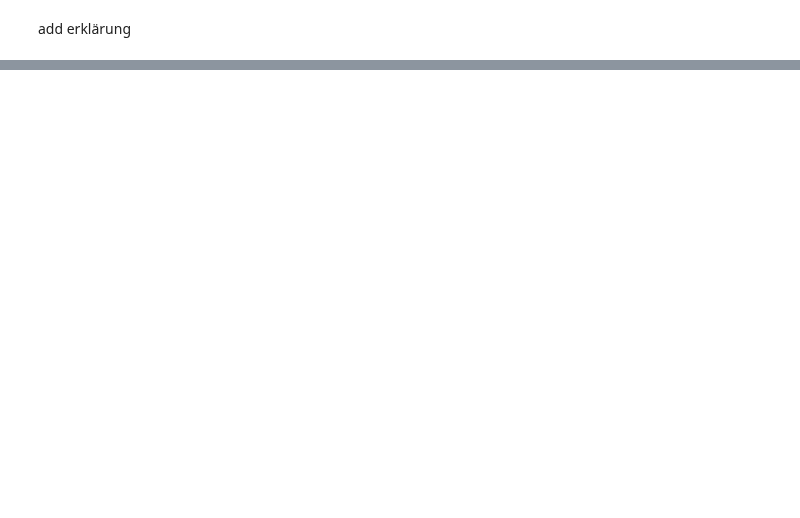
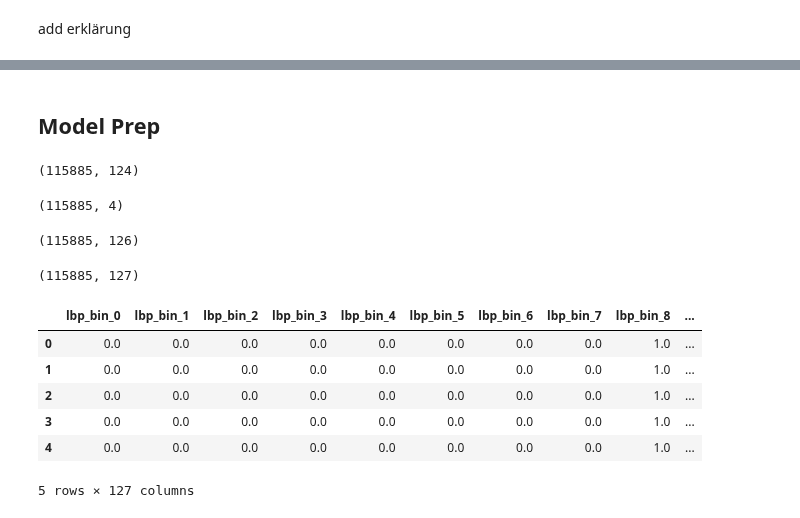
Before and after one commit to olesasha/find_kermit, a Jupyter notebook: sim2_visual_analysis.ipynb, the cells around one changed output, grey strips where cells are left out. Drawn from its saved outputs; the diff is of its cells as text; code cells hidden in the pictures; blank space fills up the shorter version.

```diff
--- a/sim2_visual_analysis.ipynb
+++ b/sim2_visual_analysis.ipynb
@@ -80,0 +94,69 @@ DCT features saved to ../model_vars/sim2_video/dct_feature_df.csv
+# %% [markdown]
+## Model Prep
+# %%
+# Merge DataFrames on 'video_idx' and 'frame_idx'
+#merged_df = lbp_features_df.merge(dct_features_df, on=["video_idx", "frame_idx"], how="inner")
+#merged_df = merged_df.merge(hsv_feature_df, on=["video_idx", "frame_idx"], how="inner")
+
+output_path_merged = "../model_vars/sim2_video/merged_df.csv"
+#merged_df.to_csv(output_path_merged, index=False)
+
+merged_df = pd.read_csv(output_path_merged)
+merged_df.shape
+# %% [output]
+(115885, 124)
+# %%
+# Create a mapping from filenames to video indices
+video_idx_map = {filename: idx for idx, filename in enumerate(muppet_files.keys())}
+
+# Prepare ground truth data with corrected video_idx
+ground_truth_data = []
+for video_filename, annotation_df in annotations.items():
+    video_idx = video_idx_map[video_filename]  # Map video filename to its index
+    for _, row in annotation_df.iterrows():
+        ground_truth_data.append({
+            'video_idx': video_idx,  # Use mapped video index
+            'frame_idx': row['Frame_number'],  # Assuming Frame_number exists
+            'Pigs': row['Pigs'],  # Assuming Pigs is a column in the annotation
+            'Cook': row['Cook']  # Assuming this column exists
+        })
+
+# Create a DataFrame for ground truth
+ground_truth_df = pd.DataFrame(ground_truth_data)
+ground_truth_df.shape
+# %% [output]
+(115885, 4)
+# %%
+# Merge features with ground truth
+feature_df = pd.merge(merged_df, ground_truth_df, on=['video_idx', 'frame_idx'], how='inner')
+feature_df.shape
+# %% [output]
+(115885, 126)
+# %%
+# split_points = {
+#     0: 19716,  # Video 0
+#     1: 19719,  # Video 1
+#     2: 19432, # Video 2
+# }
+
+# Assuming feature_df is the dataframe containing video_idx and frame_idx columns
+grp_by = ['Pigs', 'Cook']
+feature_df, split_overview = partition_feature_df(feature_df, grp_by = grp_by)
+
+output_path_feature = "../model_vars/sim2_video/feature_df.csv"
+feature_df.to_csv(output_path_feature, index=False)
+
+#feature_df = pd.read_csv(output_path_feature)
+feature_df.shape
+# %% [output]
+(115885, 127)
+# %%
+feature_df.head()
+# %% [output]
+|  | lbp_bin_0 | lbp_bin_1 | lbp_bin_2 | lbp_bin_3 | lbp_bin_4 | lbp_bin_5 | lbp_bin_6 | lbp_bin_7 | lbp_bin_8 | ... |
+| 0 | 0.0 | 0.0 | 0.0 | 0.0 | 0.0 | 0.0 | 0.0 | 0.0 | 1.0 | ... |
+| 1 | 0.0 | 0.0 | 0.0 | 0.0 | 0.0 | 0.0 | 0.0 | 0.0 | 1.0 | ... |
+| 2 | 0.0 | 0.0 | 0.0 | 0.0 | 0.0 | 0.0 | 0.0 | 0.0 | 1.0 | ... |
+| 3 | 0.0 | 0.0 | 0.0 | 0.0 | 0.0 | 0.0 | 0.0 | 0.0 | 1.0 | ... |
+| 4 | 0.0 | 0.0 | 0.0 | 0.0 | 0.0 | 0.0 | 0.0 | 0.0 | 1.0 | ... |
+5 rows × 127 columns
```
Also changed, not shown: parts of 28 cells of this notebook, 4 other files.
